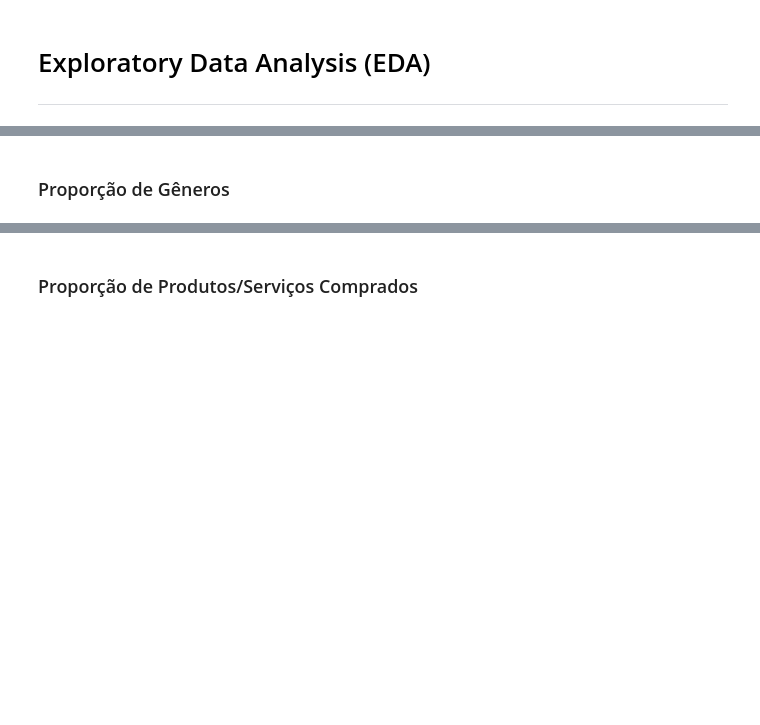
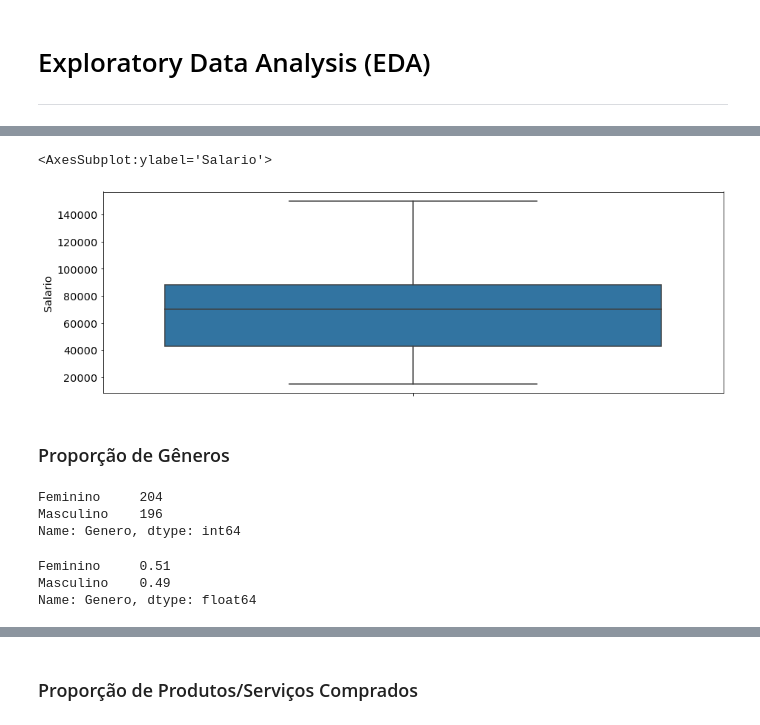
Before and after one commit to prof-samuka-IFSP/IFSP-CMP-INTL6-2020.2, a Jupyter notebook: knn/k_nearest_neighbors.ipynb, the cells around one changed output, grey strips where cells are left out. Drawn from its saved outputs; the diff is of its cells as text; code cells hidden in the pictures; blank space fills up the shorter version.

```diff
--- a/knn/k_nearest_neighbors.ipynb
+++ b/knn/k_nearest_neighbors.ipynb
@@ -38,2 +179,19 @@ Source: https://www.kaggle.com/rakeshrau/social-network-ads
+# %%
+sns.boxplot(data=data, y='Salario')
+# %% [output]
+<AxesSubplot:ylabel='Salario'>
+[figure, added]
 # %% [markdown]
 ### Proporção de Gêneros
+# %%
+data['Genero'].value_counts()
+# %% [output]
+Feminino     204
+Masculino    196
+Name: Genero, dtype: int64
+# %%
+data['Genero'].value_counts() / data.shape[0]
+# %% [output]
+Feminino     0.51
+Masculino    0.49
+Name: Genero, dtype: float64
```
Also changed, not shown: parts of 76 cells of this notebook.
